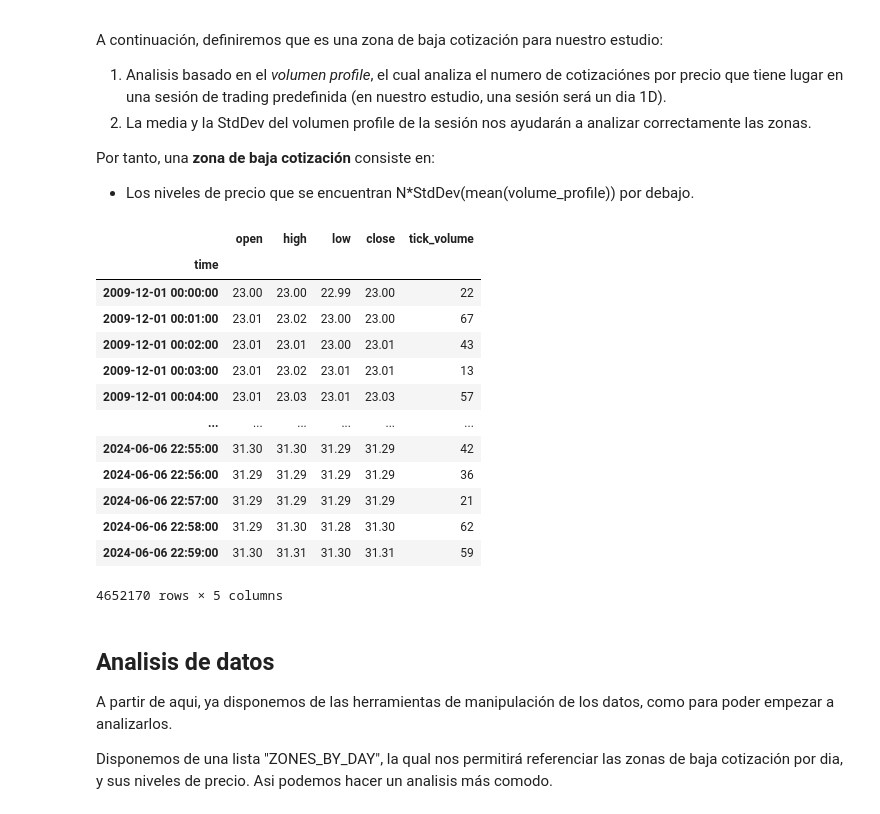
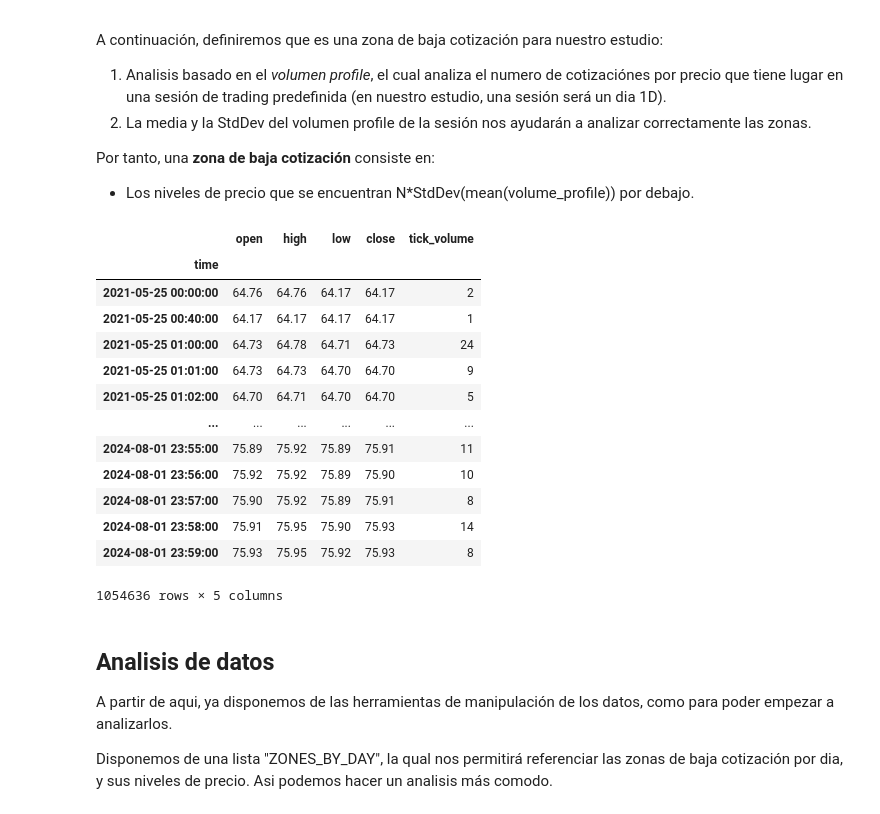
Before and after one commit to FandF-ta/EAs, a Jupyter notebook: H_22082024.ipynb, the cells around one changed output. Cells and saved outputs as stored; diff of their text form; code cells hidden in the pictures.

Commit message:
Getting data results

```diff
--- a/H_22082024.ipynb
+++ b/H_22082024.ipynb
@@ -36,6 +36,8 @@ import plotly.graph_objects as go
 
 TICKER = "SI"
 STD_MULTIPLIER = 1
+minute_data = "CL_V_M1_202105250000_202408012359.csv"
+daily_data = "CL_V_Daily_202105250000_202408010000.csv"
 # %% [markdown]
 ## 1. Definición de zonas de baja cotización para posterior analisis.
 El primer paso a dar es definir como encontraremos las **zonas de baja cotización** en una sesion de mercado de forma objetiva.
@@ -80,47 +82,47 @@ def data_from_mt5():
     daily_df = daily_df.set_index('time')
     del daily_df['real_volume']
     del daily_df['spread']
 
     return df, daily_df
 
 def data_from_csv():
-    df = pd.read_csv('C:/Users/iamfr/AlgoTrading/DATA/SI_Z_M1_200912010000_202406062259.csv', sep='\t')
+    df = pd.read_csv('C:/Users/iamfr/AlgoTrading/DATA/'+minute_data, sep='\t')
     df['<DATE>'] = pd.to_datetime(df['<DATE>'] + ' ' + df['<TIME>'])
     del df['<TIME>']
     del df['<VOL>']
     del df['<SPREAD>']
     df.columns = ['time', 'open','high', 'low', 'close', 'tick_volume']
     df = df.set_index('time')
 
-    daily_df = pd.read_csv('C:/Users/iamfr/AlgoTrading/DATA/SI_Z_Daily_200912010000_202406060000.csv', sep='\t')
+    daily_df = pd.read_csv('C:/Users/iamfr/AlgoTrading/DATA/'+daily_data, sep='\t')
     #df['<DATE>'] = pd.to_datetime(df['<DATE>'] + ' ' + df['<TIME>'])
     #del df['<TIME>']
     del daily_df['<VOL>']
     del daily_df['<SPREAD>']
     daily_df.columns = ['time', 'open','high', 'low', 'close', 'tick_volume']
     daily_df = daily_df.set_index('time')
     #daily_df = df.resample('1B').agg({'open': 'first', 'high': 'max', 'low': 'min', 'close': 'last', 'tick_volume': 'sum'})
 
     return df, daily_df
 
 df, daily_df = data_from_csv()
 
 df
 # %% [output]
 |  | open | high | low | close | tick_volume |
 | time |  |  |  |  |  |
-| 2009-12-01 00:00:00 | 23.00 | 23.00 | 22.99 | 23.00 | 22 |
-| 2009-12-01 00:01:00 | 23.01 | 23.02 | 23.00 | 23.00 | 67 |
-| 2009-12-01 00:02:00 | 23.01 | 23.01 | 23.00 | 23.01 | 43 |
-| 2009-12-01 00:03:00 | 23.01 | 23.02 | 23.01 | 23.01 | 13 |
-| 2009-12-01 00:04:00 | 23.01 | 23.03 | 23.01 | 23.03 | 57 |
+| 2021-05-25 00:00:00 | 64.76 | 64.76 | 64.17 | 64.17 | 2 |
+| 2021-05-25 00:40:00 | 64.17 | 64.17 | 64.17 | 64.17 | 1 |
+| 2021-05-25 01:00:00 | 64.73 | 64.78 | 64.71 | 64.73 | 24 |
+| 2021-05-25 01:01:00 | 64.73 | 64.73 | 64.70 | 64.70 | 9 |
+| 2021-05-25 01:02:00 | 64.70 | 64.71 | 64.70 | 64.70 | 5 |
 | ... | ... | ... | ... | ... | ... |
-| 2024-06-06 22:55:00 | 31.30 | 31.30 | 31.29 | 31.29 | 42 |
-| 2024-06-06 22:56:00 | 31.29 | 31.29 | 31.29 | 31.29 | 36 |
-| 2024-06-06 22:57:00 | 31.29 | 31.29 | 31.29 | 31.29 | 21 |
-| 2024-06-06 22:58:00 | 31.29 | 31.30 | 31.28 | 31.30 | 62 |
-| 2024-06-06 22:59:00 | 31.30 | 31.31 | 31.30 | 31.31 | 59 |
+| 2024-08-01 23:55:00 | 75.89 | 75.92 | 75.89 | 75.91 | 11 |
+| 2024-08-01 23:56:00 | 75.92 | 75.92 | 75.89 | 75.90 | 10 |
+| 2024-08-01 23:57:00 | 75.90 | 75.92 | 75.89 | 75.91 | 8 |
+| 2024-08-01 23:58:00 | 75.91 | 75.95 | 75.90 | 75.93 | 14 |
+| 2024-08-01 23:59:00 | 75.93 | 75.95 | 75.92 | 75.93 | 8 |
-4652170 rows × 5 columns
+1054636 rows × 5 columns
 # %%
 def create_market_profile(data, getPOC=True):
     profile = data.groupby('close')['tick_volume'].sum().reset_index()
```
Also changed, not shown: parts of 10 cells of this notebook.
